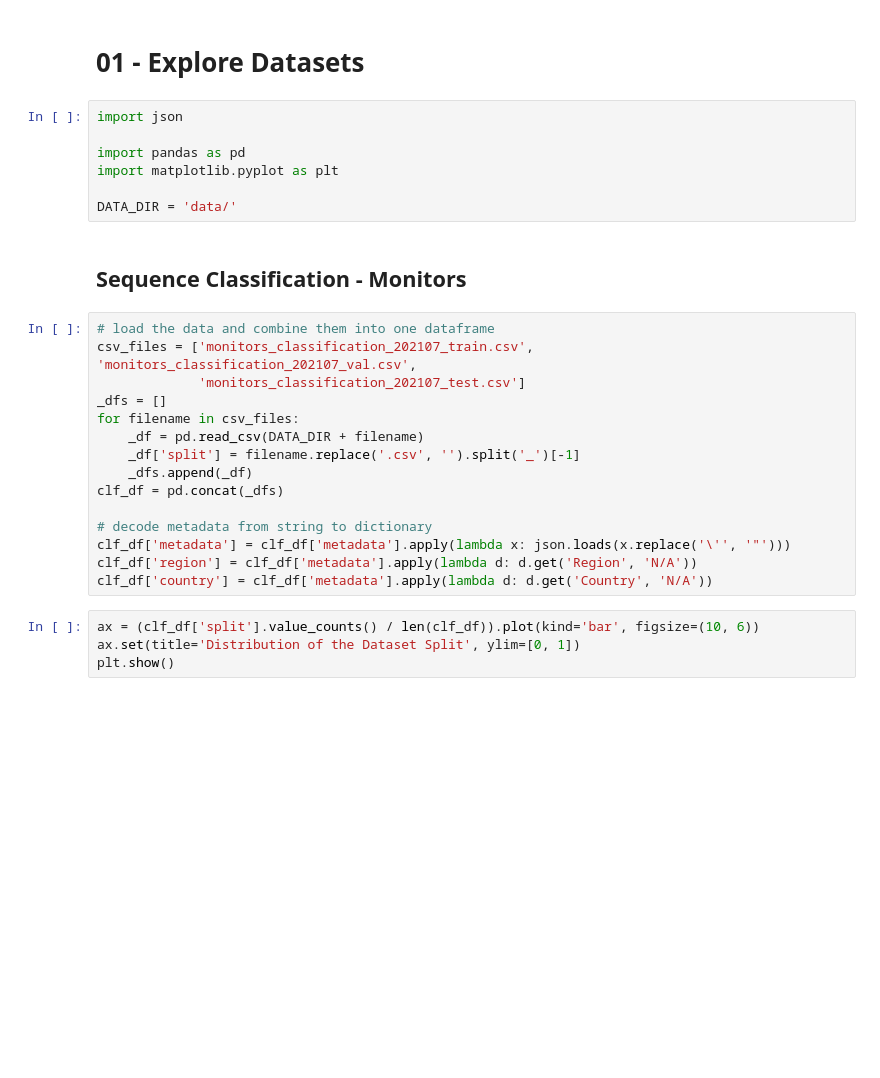
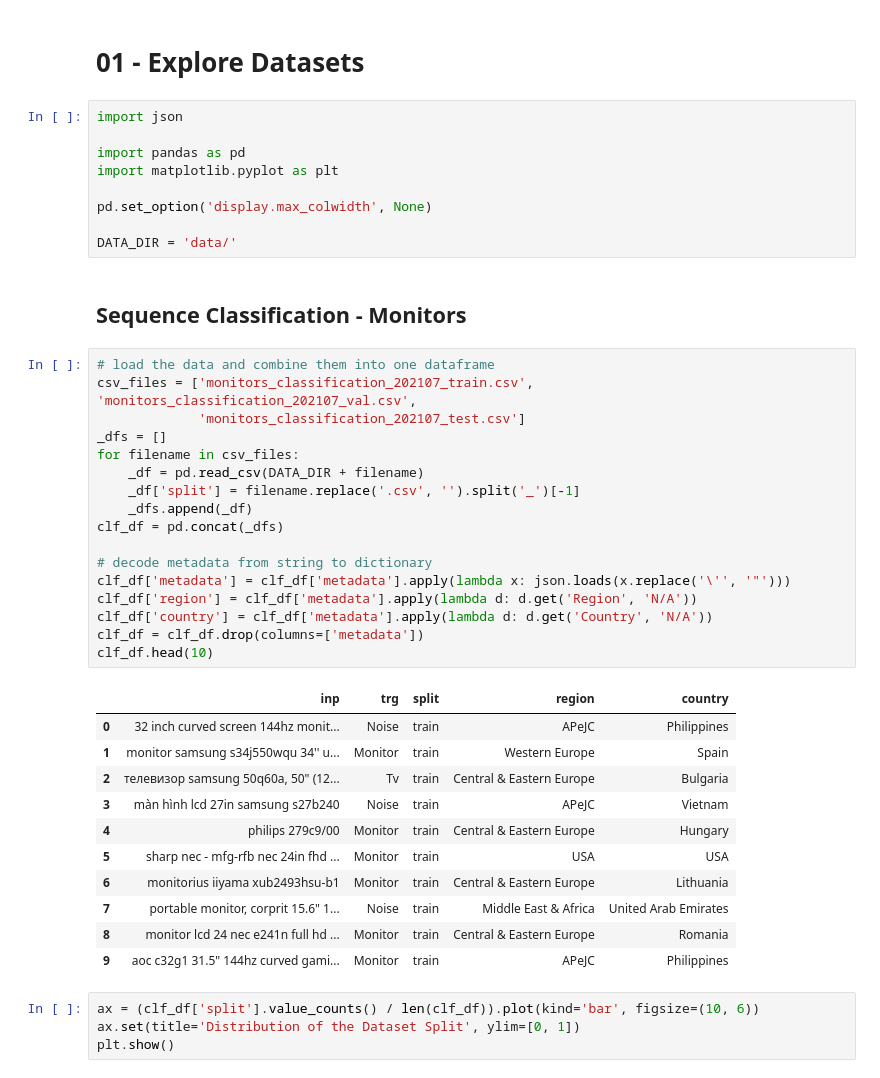
Before and after one commit to chamidullinr/nlp-translation-and-classification, a Jupyter notebook: 01_data_exploration.ipynb, the cells around one changed output. Cells and saved outputs as stored; diff of their text form; blank space fills up the shorter version.

```diff
--- a/01_data_exploration.ipynb
+++ b/01_data_exploration.ipynb
@@ -6,24 +6,40 @@ import json
 import pandas as pd
 import matplotlib.pyplot as plt
 
+pd.set_option('display.max_colwidth', None)
+
 DATA_DIR = 'data/'
 # %% [markdown]
 ## Sequence Classification - Monitors
 # %%
 # load the data and combine them into one dataframe
 csv_files = ['monitors_classification_202107_train.csv', 'monitors_classification_202107_val.csv',
              'monitors_classification_202107_test.csv']
 _dfs = []
 for filename in csv_files:
     _df = pd.read_csv(DATA_DIR + filename)
     _df['split'] = filename.replace('.csv', '').split('_')[-1]
     _dfs.append(_df)
 clf_df = pd.concat(_dfs)
 
 # decode metadata from string to dictionary
 clf_df['metadata'] = clf_df['metadata'].apply(lambda x: json.loads(x.replace('\'', '"')))
 clf_df['region'] = clf_df['metadata'].apply(lambda d: d.get('Region', 'N/A'))
 clf_df['country'] = clf_df['metadata'].apply(lambda d: d.get('Country', 'N/A'))
+clf_df = clf_df.drop(columns=['metadata'])
+clf_df.head(10)
+# %% [output]
+|  | inp | trg | split | region | country |
+| 0 | 32 inch curved screen 144hz monit... | Noise | train | APeJC | Philippines |
+| 1 | monitor samsung s34j550wqu 34'' u... | Monitor | train | Western Europe | Spain |
+| 2 | телевизор samsung 50q60a, 50" (12... | Tv | train | Central & Eastern Europe | Bulgaria |
+| 3 | màn hình lcd 27in samsung s27b240 | Noise | train | APeJC | Vietnam |
+| 4 | philips 279c9/00 | Monitor | train | Central & Eastern Europe | Hungary |
+| 5 | sharp nec - mfg-rfb nec 24in fhd ... | Monitor | train | USA | USA |
+| 6 | monitorius iiyama xub2493hsu-b1 | Monitor | train | Central & Eastern Europe | Lithuania |
+| 7 | portable monitor, corprit 15.6" 1... | Noise | train | Middle East & Africa | United Arab Emirates |
+| 8 | monitor lcd 24 nec e241n full hd ... | Monitor | train | Central & Eastern Europe | Romania |
+| 9 | aoc c32g1 31.5" 144hz curved gami... | Monitor | train | APeJC | Philippines |
 # %%
 ax = (clf_df['split'].value_counts() / len(clf_df)).plot(kind='bar', figsize=(10, 6))
 ax.set(title='Distribution of the Dataset Split', ylim=[0, 1])
```
Also changed, not shown: parts of 1 cell of this notebook, 4 other files.
